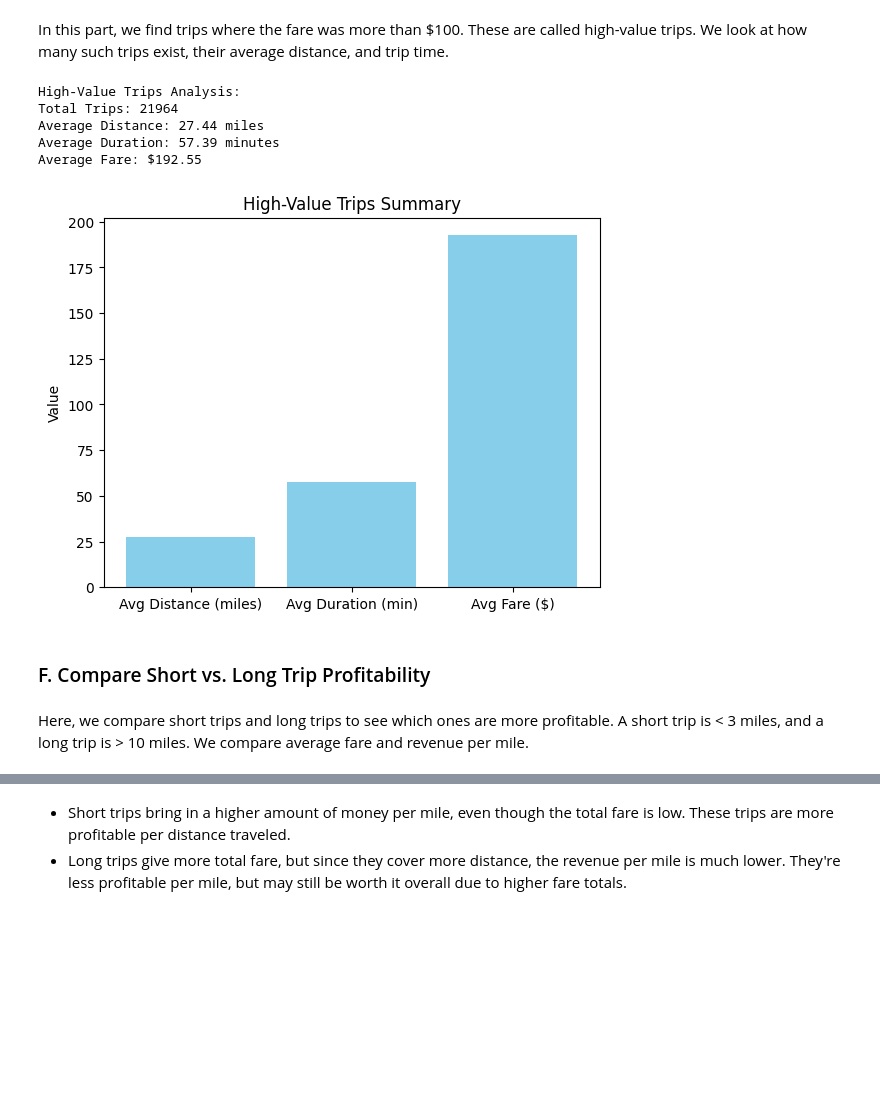
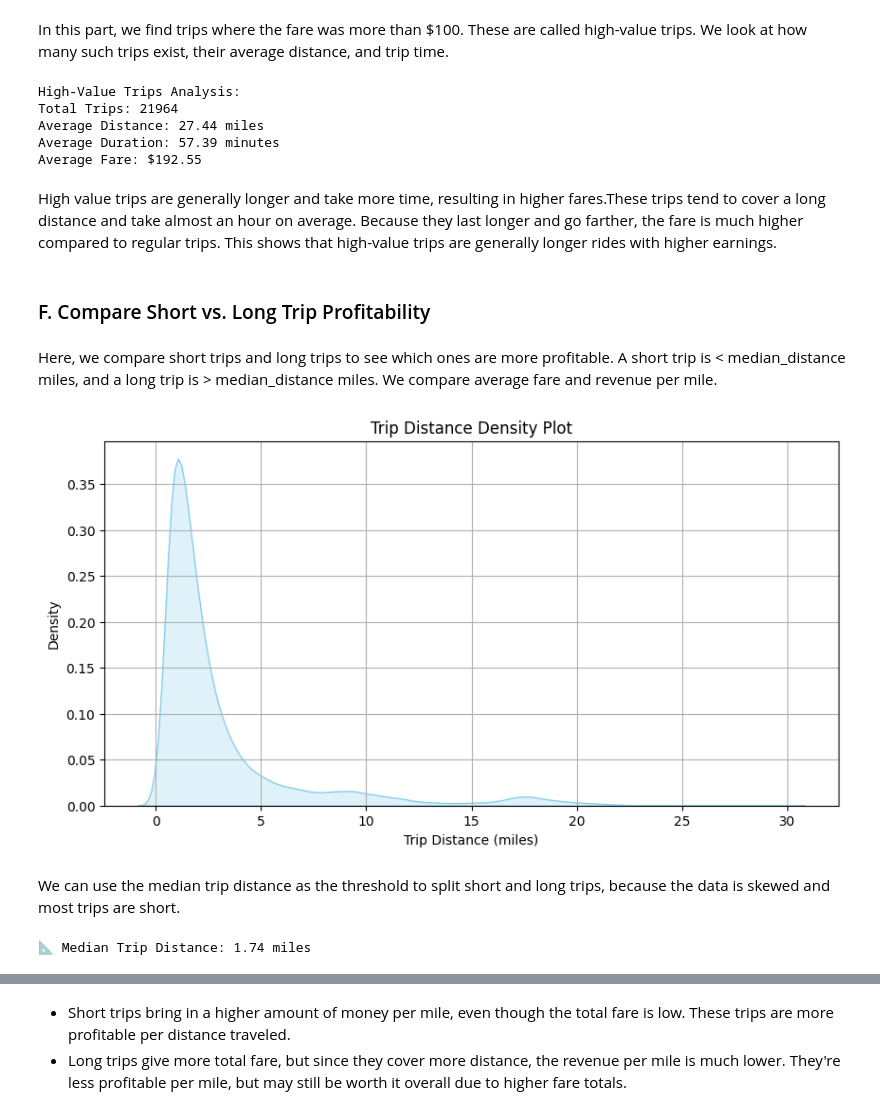
Before and after one commit to Shalinda99/nyc-taxi-spark-analysis-revenue-prof, a Jupyter notebook: BigData_Project.ipynb, the cells around one changed output, grey strips where cells are left out. Saved outputs shown, nothing was run; the diff lists cells and outputs as text; code cells hidden in the pictures; blank space fills up the shorter version.

```diff
--- a/BigData_Project.ipynb
+++ b/BigData_Project.ipynb
@@ -538,6 +544,8 @@ only showing top 10 rows
 # %% [markdown]
 In this part, we find trips where the fare was more than $100. These are called high-value trips. We look at how many such trips exist, their average distance, and trip time.
 # %%
+from pyspark.sql.functions import col, avg, stddev,count, min as spark_min, max as spark_max, desc
+
 # Add trip duration in minutes
 df = df.withColumn(
     "trip_duration_minutes",
@@ -561,28 +569,48 @@ print(f"Total Trips: {high_value_summary['total_high_value_trips']}")
 print(f"Average Distance: {high_value_summary['avg_distance']:.2f} miles")
 print(f"Average Duration: {high_value_summary['avg_duration_minutes']:.2f} minutes")
 print(f"Average Fare: ${high_value_summary['avg_fare']:.2f}")
-
-# Visualization
-labels = ['Avg Distance (miles)', 'Avg Duration (min)', 'Avg Fare ($)']
-values = [
-    high_value_summary['avg_distance'],
-    high_value_summary['avg_duration_minutes'],
-    high_value_summary['avg_fare']
-]
-
-plt.bar(labels, values, color=['skyblue', 'skyblue', 'skyblue'])
-plt.title('High-Value Trips Summary')
-plt.ylabel('Value')
-plt.show()
 # %% [output]
 High-Value Trips Analysis:
 Total Trips: 21964
 Average Distance: 27.44 miles
 Average Duration: 57.39 minutes
 Average Fare: $192.55
-[figure, removed]
+# %% [markdown]
+High value trips are generally longer and take more time, resulting in higher fares.These trips tend to cover a long distance and take almost an hour on average. Because they last longer and go farther, the fare is much higher compared to regular trips. This shows that high-value trips are generally longer rides with higher earnings.
 # %% [markdown]
 ### F. Compare Short vs. Long Trip Profitability
 # %% [markdown]
-Here, we compare short trips and long trips to see which ones are more profitable. A short trip is < 3 miles, and a long trip is > 10 miles. We compare average fare and revenue per mile.
+Here, we compare short trips and long trips to see which ones are more profitable. A short trip is < median_distance miles, and a long trip is > median_distance miles. We compare average fare and revenue per mile.
+# %%
+import seaborn as sns
+import matplotlib.pyplot as plt
+
+# Sample the data and convert to Pandas if not already done
+trip_sample = df.select("trip_distance").sample(False, 0.05).toPandas()
+
+# Filter out extreme outliers to better visualize
+trip_sample = trip_sample[trip_sample["trip_distance"] < 30]
+
+# Plot smooth KDE curve
+plt.figure(figsize=(10, 5))
+sns.kdeplot(data=trip_sample, x="trip_distance", fill=True, color="skyblue", bw_adjust=1)
+
+plt.xlabel("Trip Distance (miles)")
+plt.ylabel("Density")
+plt.title("Trip Distance Density Plot")
+plt.grid(True)
+plt.show()
+# %% [output]
+[figure, added]
+# %% [markdown]
+We can use the median trip distance as the threshold to split short and long trips, because the data is skewed and most trips are short.
+# %%
+from pyspark.sql.functions import avg
+import numpy as np
+
+#Compute the median trip distance using approxQuantile
+median_distance = df.approxQuantile("trip_distance", [0.5], 0.01)[0]
+print(f"📐 Median Trip Distance: {median_distance:.2f} miles")
+# %% [output]
+📐 Median Trip Distance: 1.74 miles
 # %%
```
Also changed, not shown: parts of 24 cells of this notebook.
